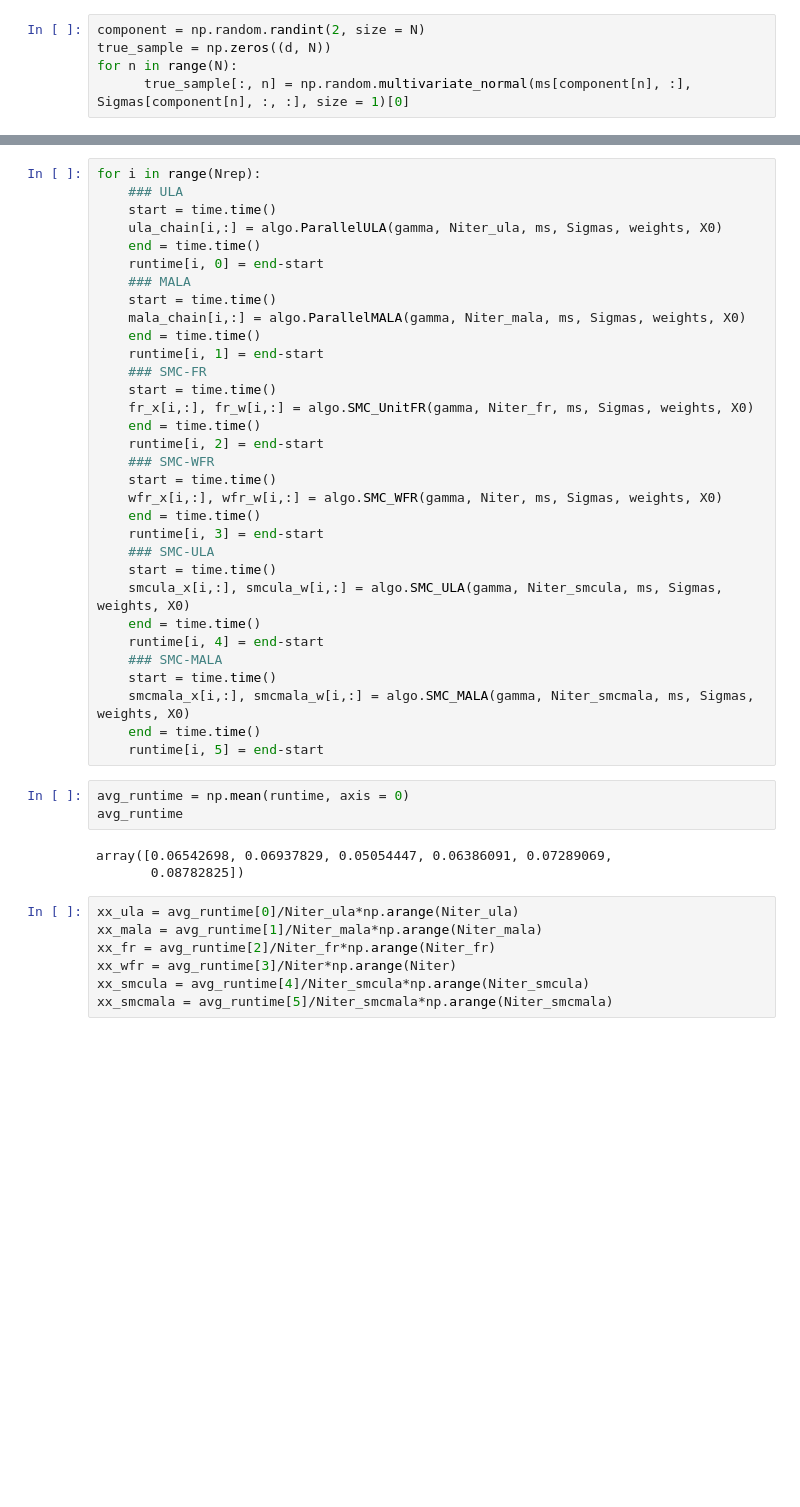
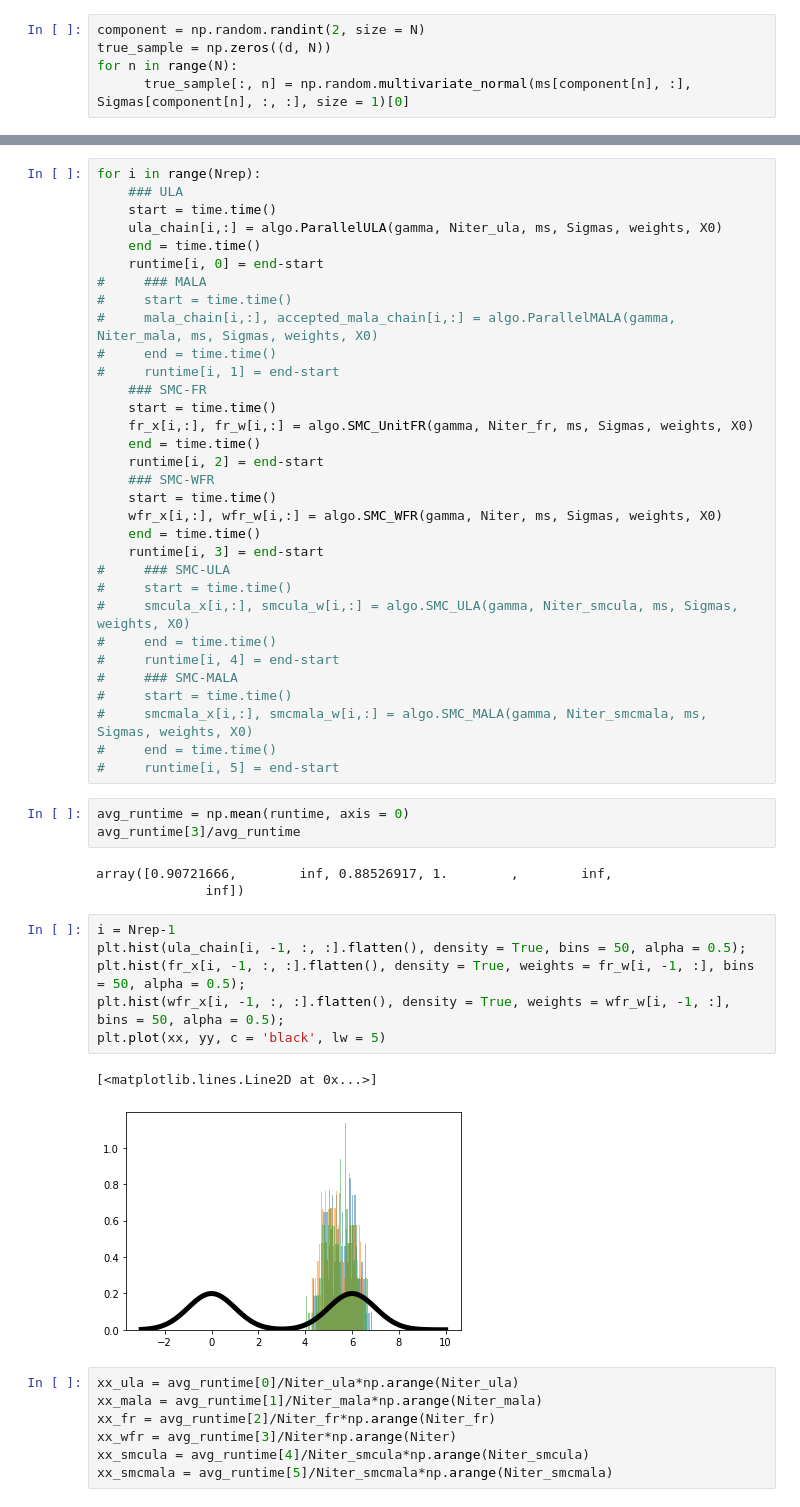
Before and after one commit to FrancescaCrucinio/SMC-WFR, a Jupyter notebook: GaussianMixture/GaussianMixture1D_FlowComparison.ipynb, the cells around one changed output, grey strips where cells are left out. Drawn from its saved outputs; the diff is of its cells as text; blank space fills up the shorter version.

```diff
--- a/GaussianMixture/GaussianMixture1D_FlowComparison.ipynb
+++ b/GaussianMixture/GaussianMixture1D_FlowComparison.ipynb
@@ -87,11 +88,11 @@ for i in range(Nrep):
     ula_chain[i,:] = algo.ParallelULA(gamma, Niter_ula, ms, Sigmas, weights, X0)
     end = time.time()
     runtime[i, 0] = end-start
-    ### MALA
-    start = time.time()
-    mala_chain[i,:] = algo.ParallelMALA(gamma, Niter_mala, ms, Sigmas, weights, X0)
-    end = time.time()
-    runtime[i, 1] = end-start
+#     ### MALA
+#     start = time.time()
+#     mala_chain[i,:], accepted_mala_chain[i,:] = algo.ParallelMALA(gamma, Niter_mala, ms, Sigmas, weights, X0)
+#     end = time.time()
+#     runtime[i, 1] = end-start
     ### SMC-FR
     start = time.time()
     fr_x[i,:], fr_w[i,:] = algo.SMC_UnitFR(gamma, Niter_fr, ms, Sigmas, weights, X0)
@@ -102,22 +103,31 @@ for i in range(Nrep):
     wfr_x[i,:], wfr_w[i,:] = algo.SMC_WFR(gamma, Niter, ms, Sigmas, weights, X0)
     end = time.time()
     runtime[i, 3] = end-start
-    ### SMC-ULA
-    start = time.time()
-    smcula_x[i,:], smcula_w[i,:] = algo.SMC_ULA(gamma, Niter_smcula, ms, Sigmas, weights, X0)
-    end = time.time()
-    runtime[i, 4] = end-start
-    ### SMC-MALA
-    start = time.time()
-    smcmala_x[i,:], smcmala_w[i,:] = algo.SMC_MALA(gamma, Niter_smcmala, ms, Sigmas, weights, X0)
-    end = time.time()
-    runtime[i, 5] = end-start
+#     ### SMC-ULA
+#     start = time.time()
+#     smcula_x[i,:], smcula_w[i,:] = algo.SMC_ULA(gamma, Niter_smcula, ms, Sigmas, weights, X0)
+#     end = time.time()
+#     runtime[i, 4] = end-start
+#     ### SMC-MALA
+#     start = time.time()
+#     smcmala_x[i,:], smcmala_w[i,:] = algo.SMC_MALA(gamma, Niter_smcmala, ms, Sigmas, weights, X0)
+#     end = time.time()
+#     runtime[i, 5] = end-start
 # %%
 avg_runtime = np.mean(runtime, axis = 0)
-avg_runtime
+avg_runtime[3]/avg_runtime
 # %% [output]
-array([0.06542698, 0.06937829, 0.05054447, 0.06386091, 0.07289069,
-       0.08782825])
+array([0.90721666,        inf, 0.88526917, 1.        ,        inf,
+              inf])
+# %%
+i = Nrep-1
+plt.hist(ula_chain[i, -1, :, :].flatten(), density = True, bins = 50, alpha = 0.5);
+plt.hist(fr_x[i, -1, :, :].flatten(), density = True, weights = fr_w[i, -1, :], bins = 50, alpha = 0.5);
+plt.hist(wfr_x[i, -1, :, :].flatten(), density = True, weights = wfr_w[i, -1, :], bins = 50, alpha = 0.5);
+plt.plot(xx, yy, c = 'black', lw = 5)
+# %% [output]
+[<matplotlib.lines.Line2D at 0x...>]
+[figure, added]
 # %%
 xx_ula = avg_runtime[0]/Niter_ula*np.arange(Niter_ula)
 xx_mala = avg_runtime[1]/Niter_mala*np.arange(Niter_mala)
```
Also changed, not shown: parts of 9 cells of this notebook, 2 other files.
